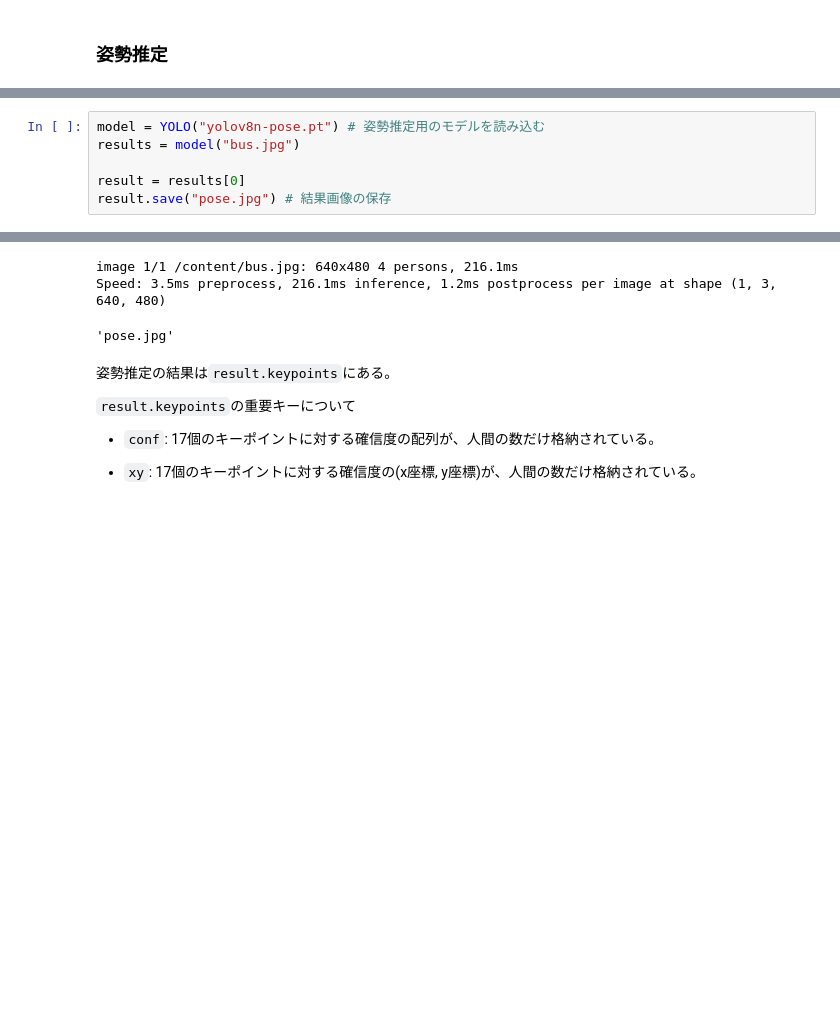
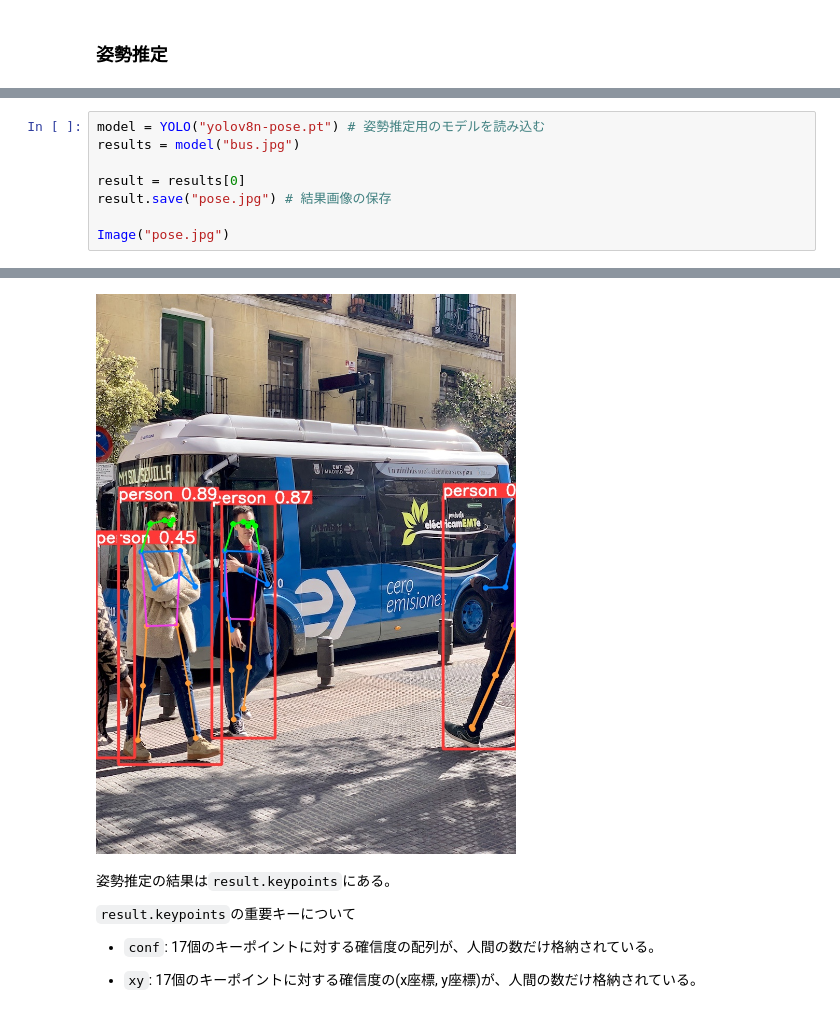
Before and after one commit to Sato-Daichi/MyML, a Jupyter notebook: cv/yolov8.ipynb, the cells around one changed output, grey strips where cells are left out. Cells and saved outputs as stored; diff of their text form; blank space fills up the shorter version.

```diff
--- a/cv/yolov8.ipynb
+++ b/cv/yolov8.ipynb
@@ -233,4 +236,6 @@ results = model("bus.jpg")
 
 result = results[0]
 result.save("pose.jpg") # 結果画像の保存
+
+Image("pose.jpg")
 # %% [output]
@@ -238,6 +244,4 @@ Downloading https://github.com/ultralytics/assets/releases/download/v8.2.0/yolov
-image 1/1 /content/bus.jpg: 640x480 4 persons, 216.1ms
-Speed: 3.5ms preprocess, 216.1ms inference, 1.2ms postprocess per image at shape (1, 3, 640, 480)
-'pose.jpg'
+[figure, added]
 # %% [markdown]
 姿勢推定の結果は`result.keypoints`にある。
 
```
Also changed, not shown: parts of 5 cells of this notebook.
